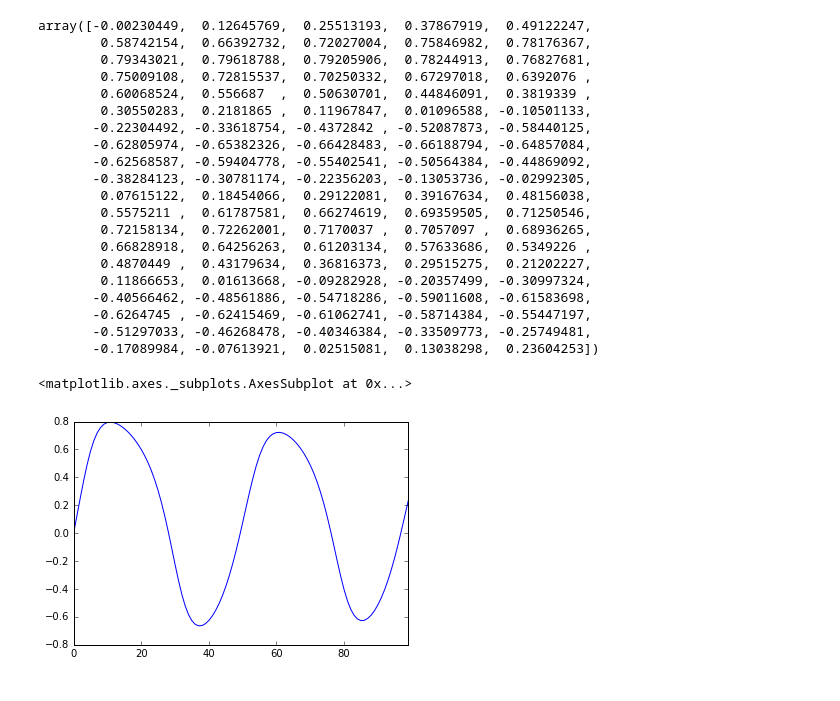
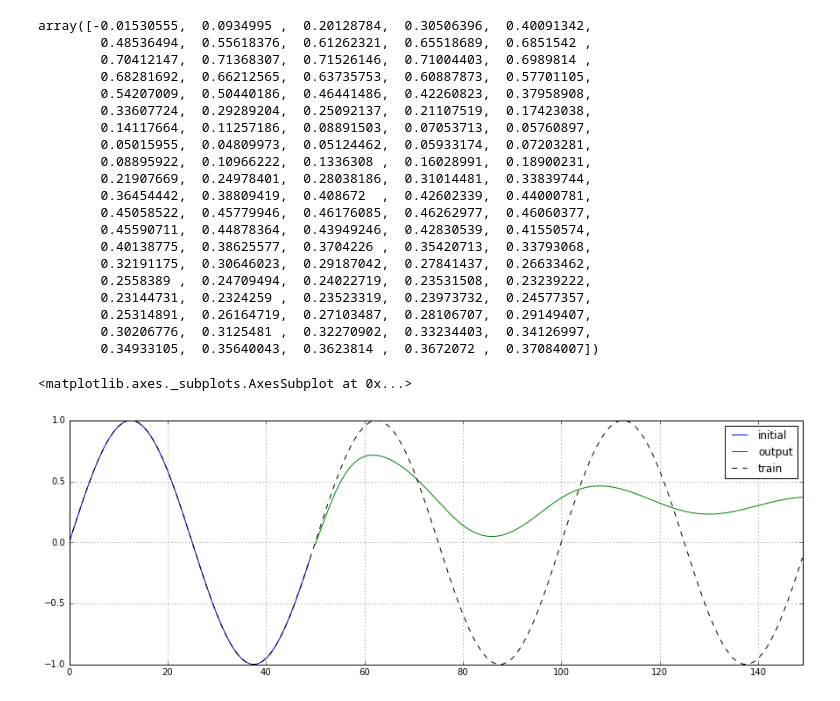
Before and after one commit to nayutaya/tensorflow-rnn-sin, a Jupyter notebook: basic/output.ipynb, the cells around one changed output. Drawn from its saved outputs; the diff is of its cells as text; code cells hidden in the pictures.

```diff
--- a/basic/output.ipynb
+++ b/basic/output.ipynb
@@ -2,3 +2,6 @@
 import pandas as pd
 import numpy as np
 %matplotlib inline
+# %%
+train = np.load("../train_data/normal.npy")
+train
@@ -4,0 +16,3 @@ import numpy as np
+# %%
+initial = np.load("initial.npy")
+initial
@@ -5,29 +37,33 @@ import numpy as np
 # %%
-outputs = np.load("output.npy")
-outputs
+output = np.load("output.npy")
+output
 # %% [output]
-array([-0.00230449,  0.12645769,  0.25513193,  0.37867919,  0.49122247,
-        0.58742154,  0.66392732,  0.72027004,  0.75846982,  0.78176367,
-        0.79343021,  0.79618788,  0.79205906,  0.78244913,  0.76827681,
-        0.75009108,  0.72815537,  0.70250332,  0.67297018,  0.6392076 ,
-        0.60068524,  0.556687  ,  0.50630701,  0.44846091,  0.3819339 ,
-        0.30550283,  0.2181865 ,  0.11967847,  0.01096588, -0.10501133,
-       -0.22304492, -0.33618754, -0.4372842 , -0.52087873, -0.58440125,
-       -0.62805974, -0.65382326, -0.66428483, -0.66188794, -0.64857084,
-       -0.62568587, -0.59404778, -0.55402541, -0.50564384, -0.44869092,
-       -0.38284123, -0.30781174, -0.22356203, -0.13053736, -0.02992305,
-        0.07615122,  0.18454066,  0.29122081,  0.39167634,  0.48156038,
-        0.5575211 ,  0.61787581,  0.66274619,  0.69359505,  0.71250546,
-        0.72158134,  0.72262001,  0.7170037 ,  0.7057097 ,  0.68936265,
-        0.66828918,  0.64256263,  0.61203134,  0.57633686,  0.5349226 ,
-        0.4870449 ,  0.43179634,  0.36816373,  0.29515275,  0.21202227,
-        0.11866653,  0.01613668, -0.09282928, -0.20357499, -0.30997324,
-       -0.40566462, -0.48561886, -0.54718286, -0.59011608, -0.61583698,
-       -0.6264745 , -0.62415469, -0.61062741, -0.58714384, -0.55447197,
-       -0.51297033, -0.46268478, -0.40346384, -0.33509773, -0.25749481,
-       -0.17089984, -0.07613921,  0.02515081,  0.13038298,  0.23604253])
+array([-0.01530555,  0.0934995 ,  0.20128784,  0.30506396,  0.40091342,
+        0.48536494,  0.55618376,  0.61262321,  0.65518689,  0.6851542 ,
+        0.70412147,  0.71368307,  0.71526146,  0.71004403,  0.6989814 ,
+        0.68281692,  0.66212565,  0.63735753,  0.60887873,  0.57701105,
+        0.54207009,  0.50440186,  0.46441486,  0.42260823,  0.37958908,
+        0.33607724,  0.29289204,  0.25092137,  0.21107519,  0.17423038,
+        0.14117664,  0.11257186,  0.08891503,  0.07053713,  0.05760897,
+        0.05015955,  0.04809973,  0.05124462,  0.05933174,  0.07203281,
+        0.08895922,  0.10966222,  0.1336308 ,  0.16028991,  0.18900231,
+        0.21907669,  0.24978401,  0.28038186,  0.31014481,  0.33839744,
+        0.36454442,  0.38809419,  0.408672  ,  0.42602339,  0.44000781,
+        0.45058522,  0.45779946,  0.46176085,  0.46262977,  0.46060377,
+        0.45590711,  0.44878364,  0.43949246,  0.42830539,  0.41550574,
+        0.40138775,  0.38625577,  0.3704226 ,  0.35420713,  0.33793068,
+        0.32191175,  0.30646023,  0.29187042,  0.27841437,  0.26633462,
+        0.2558389 ,  0.24709494,  0.24022719,  0.23531508,  0.23239222,
+        0.23144731,  0.2324259 ,  0.23523319,  0.23973732,  0.24577357,
+        0.25314891,  0.26164719,  0.27103487,  0.28106707,  0.29149407,
+        0.30206776,  0.3125481 ,  0.32270902,  0.33234403,  0.34126997,
+        0.34933105,  0.35640043,  0.3623814 ,  0.3672072 ,  0.37084007])
-# %%
-pd.Series(outputs).plot()
-# %% [output]
-<matplotlib.axes._subplots.AxesSubplot at 0x...>
-[figure, removed]
+# %%
+train_df = pd.DataFrame(train[:len(initial) + len(output), 0], columns=["train"])
+initial_df = pd.DataFrame(initial, columns=["initial"])
+output_df = pd.DataFrame(output, columns=["output"], index=range(len(initial), len(initial) + len(output)))
+merged = pd.concat([train_df, initial_df, output_df])
+merged.plot(style=["-", "-", "k--"], figsize=(15, 5), grid=True)
+# %% [output]
+<matplotlib.axes._subplots.AxesSubplot at 0x...>
+[figure, added]
```
Also changed, not shown: parts of 2 cells of this notebook, 2 other files.
